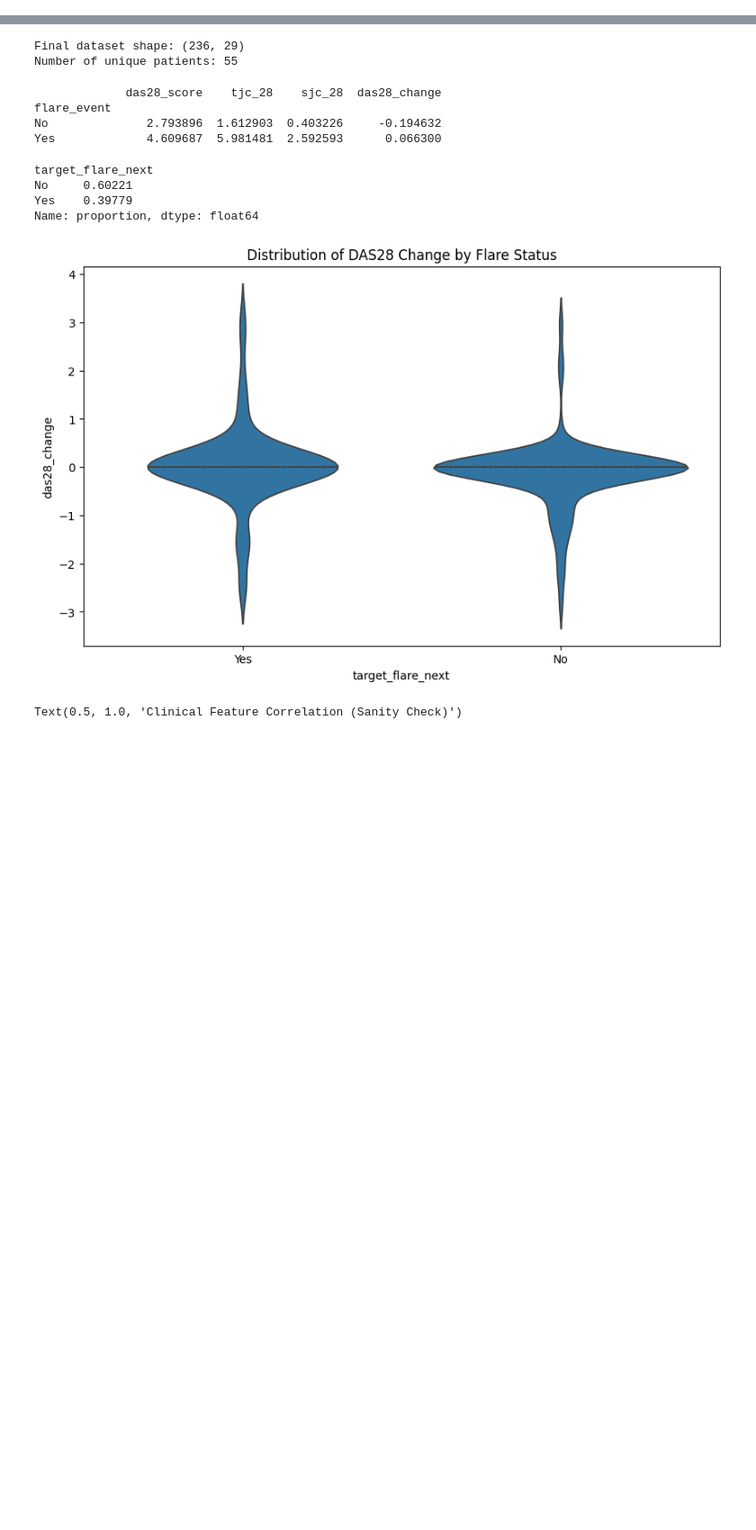
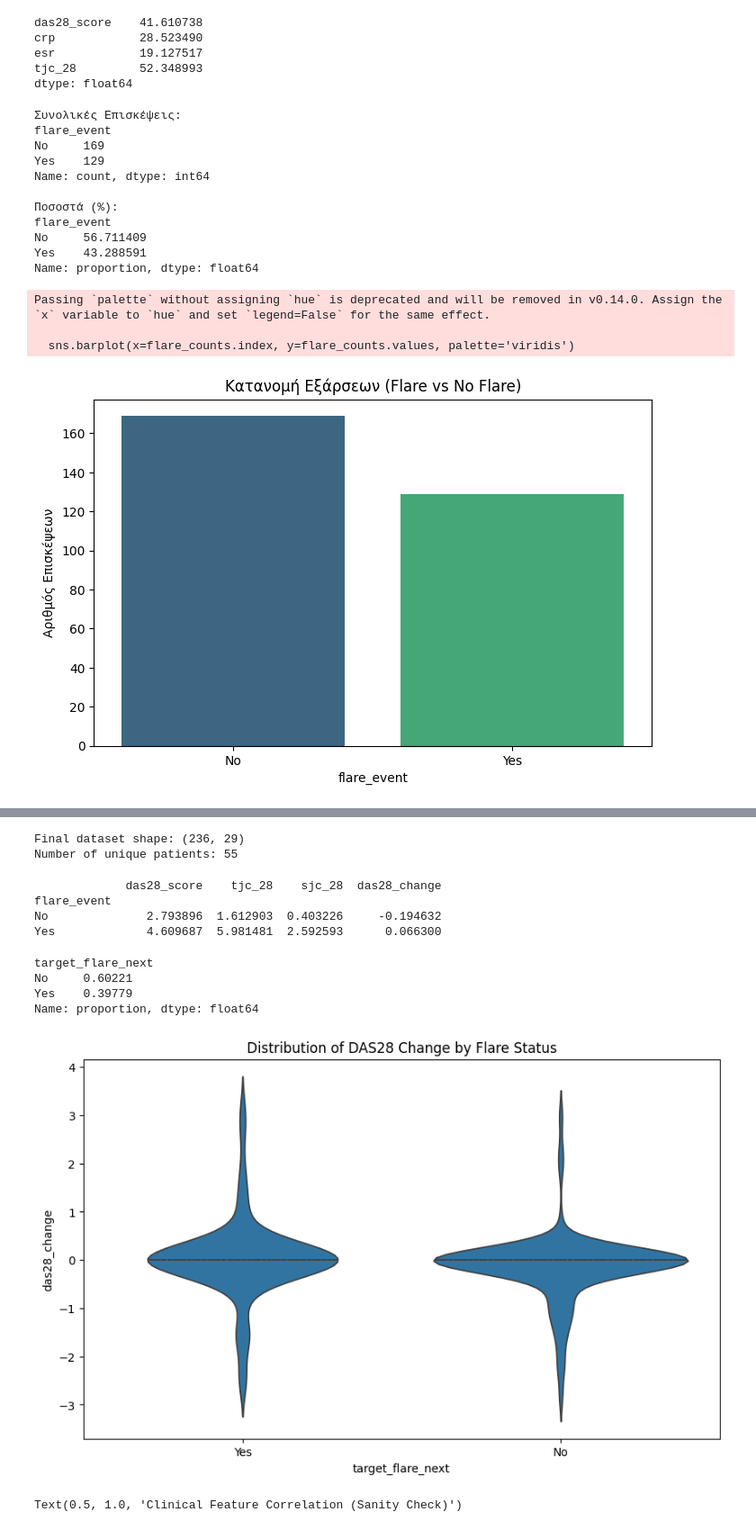
Before and after one commit to konnatzeik/Master_Thesis, a Jupyter notebook: notebooks/01_data_cleaning.ipynb, the cells around one changed output, grey strips where cells are left out. Shown at 90% size. Cells and saved outputs as stored; diff of their text form; code cells hidden in the pictures; blank space fills up the shorter version.

```diff
--- a/notebooks/01_data_cleaning.ipynb
+++ b/notebooks/01_data_cleaning.ipynb
@@ -45,0 +55,44 @@ memory usage: 56.4 KB
+# %%
+missing_report = df_cleaned[['das28_score', 'crp', 'esr', 'tjc_28']].isnull().mean() * 100
+print(missing_report)
+# %% [output]
+das28_score    41.610738
+crp            28.523490
+esr            19.127517
+tjc_28         52.348993
+dtype: float64
+# %%
+import matplotlib.pyplot as plt
+import seaborn as sns
+
+# Υπολογισμός συχνότητας
+flare_counts = df_cleaned['flare_event'].value_counts()
+flare_perc = df_cleaned['flare_event'].value_counts(normalize=True) * 100
+
+print("Συνολικές Επισκέψεις:")
+print(flare_counts)
+print("\nΠοσοστά (%):")
+print(flare_perc)
+
+# Οπτικοποίηση
+plt.figure(figsize=(8,5))
+sns.barplot(x=flare_counts.index, y=flare_counts.values, palette='viridis')
+plt.title('Κατανομή Εξάρσεων (Flare vs No Flare)')
+plt.ylabel('Αριθμός Επισκέψεων')
+plt.show()
+# %% [output]
+Συνολικές Επισκέψεις:
+flare_event
+No     169
+Yes    129
+Name: count, dtype: int64
+
+Ποσοστά (%):
+flare_event
+No     56.711409
+Yes    43.288591
+Name: proportion, dtype: float64
+Passing `palette` without assigning `hue` is deprecated and will be removed in v0.14.0. Assign the `x` variable to `hue` and set `legend=False` for the same effect.
+
+  sns.barplot(x=flare_counts.index, y=flare_counts.values, palette='viridis')
+[figure, added]
```
Also changed, not shown: parts of 6 cells of this notebook.
